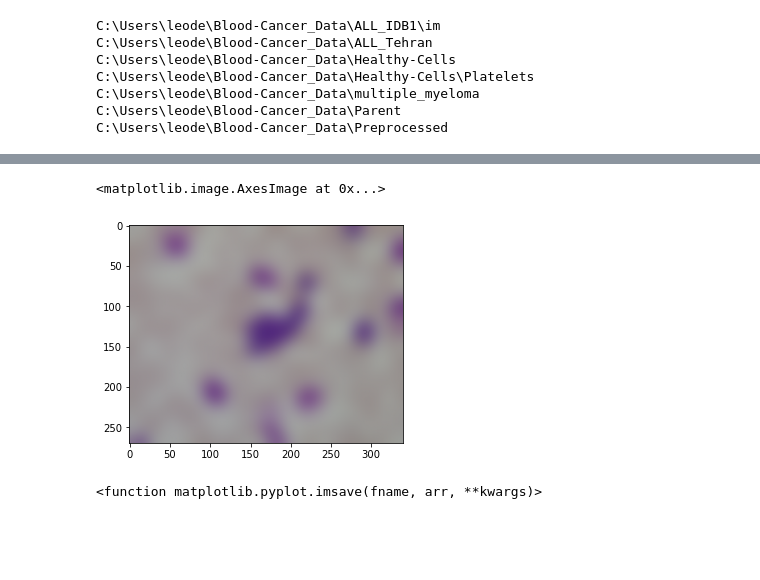
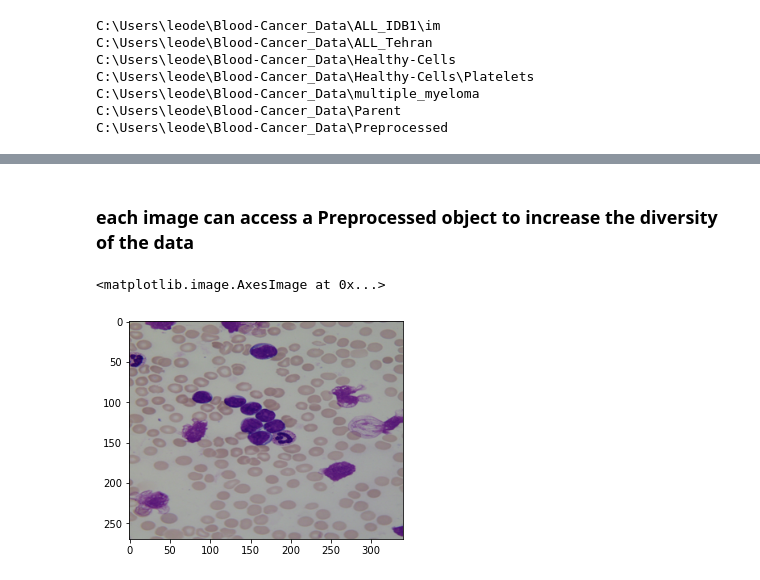
Before and after one commit to Tofudog/C-3BO_2, a Jupyter notebook: DataPreprocessing.ipynb, the cells around one changed output, grey strips where cells are left out. Drawn from its saved outputs; the diff is of its cells as text; code cells hidden in the pictures; blank space fills up the shorter version.

```diff
--- a/DataPreprocessing.ipynb
+++ b/DataPreprocessing.ipynb
@@ -111,10 +113,5 @@ ________________________________________________________________________________
-# %%
-# sample1 = Preprocessed(y, 4)
-# sample1.selectByScript(script)
-plt.imshow(x)
-# %% [output]
-<matplotlib.image.AxesImage at 0x...>
-[figure, removed]
+# %% [markdown]
+### each image can access a Preprocessed object to increase the diversity of the data
 # %%
 #do this with preprocessing!
 
@@ -163,11 +160,18 @@ class Preprocessed:
 preprocessedData = list()
 script = {
     1: ["Gaussian", "Gaussian"],
-    2: [10, 20],
+    2: [10, 90],
 }
-# %%
-plt.imsave
-# %% [output]
-<function matplotlib.pyplot.imsave(fname, arr, **kwargs)>
+# %%
+#example of the workings of class Preprocessed...
+y = Image.open("C:\\Users\\leode\\Blood-Cancer_Data\\ALL_IDB1\\im\Im001_1.jpg")
+sample1 = Preprocessed(y, 4)
+sample1.selectByScript(script)
+
+#can access the preprocessed images through the object
+plt.imshow(sample1.variations[2]/255.)
+# %% [output]
+<matplotlib.image.AxesImage at 0x...>
+[figure, added]
 # %%
 counter = 0
```
Also changed, not shown: parts of 7 cells of this notebook.
